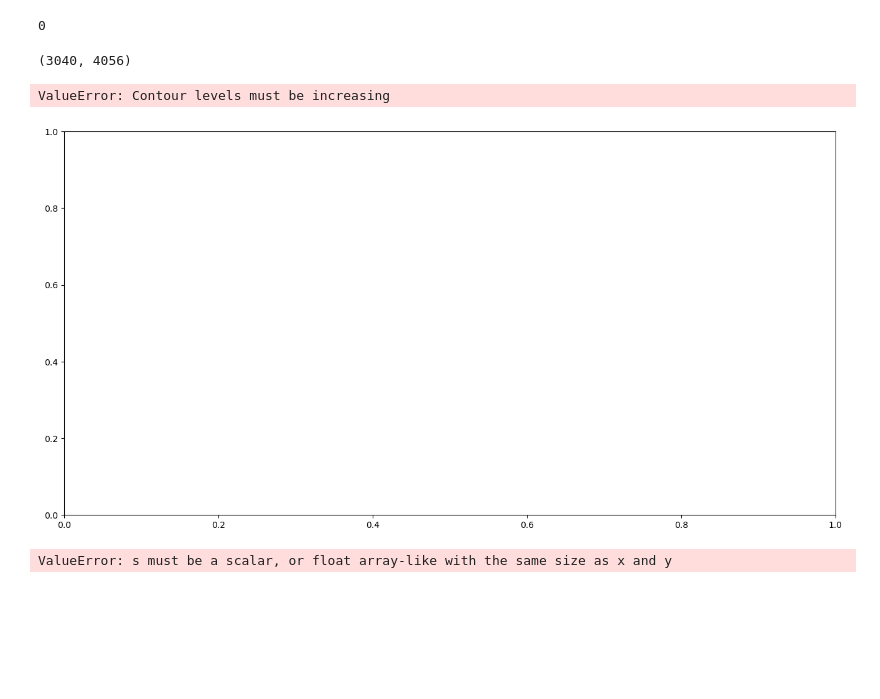
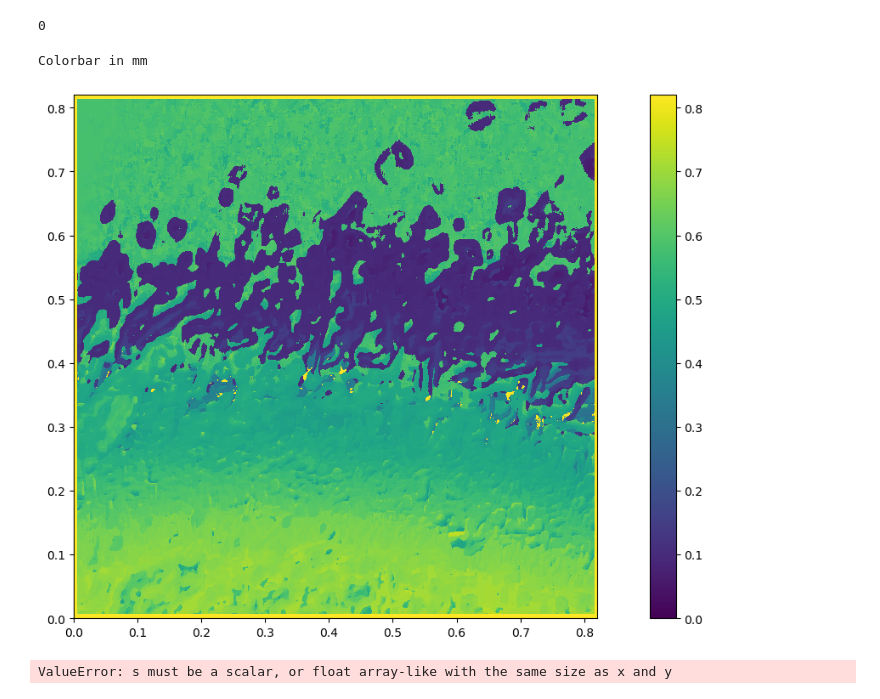
Before and after one commit to Naderschah/64MP_DSLR_controller, a Jupyter notebook: calibrate.ipynb, the cells around one changed output. Cells and saved outputs as stored; diff of their text form; code cells hidden in the pictures; blank space fills up the shorter version.

```diff
--- a/calibrate.ipynb
+++ b/calibrate.ipynb
@@ -226,28 +209,22 @@ m_t = m_t * pos_to_mm
 # The zero point corresponds to the far back left bottom when viewing the lens s.t. the viewline is normal to the lens center
 m_t = np.abs(np.max(m_t) - m_t)
 Image.fromarray(m_t).convert('L').save(completed_pictures+'depthmap.png')
-# %%
-m_t.shape
-# %% [output]
-(3040, 4056)
 # %%
 fig = plt.figure(figsize=(16,8))
+
 # Add contours
-def f(x, y):
-    return (1 - x / 2 + x ** 5 + y ** 3 ) * np.exp(-x ** 2 - y ** 2)
-
 x = np.linspace(0, 4056, 4056)
 y = np.linspace(0, 3040, 3040)
 X, Y = np.meshgrid(x, y)
 
-contours = plt.contour((X,Y),levels=[10, 30, 50], colors='black')
+contours = plt.contour(X,Y,m_t, colors='black')
 
 plt.imshow(m_t,interpolation='nearest',extent=extent)
 plt.colorbar()
 print('Colorbar in mm')
 # %% [output]
-ValueError: Contour levels must be increasing
+Colorbar in mm
-[figure, old version]
+[figure, new version]
 # %%
 import numpy as np
 import matplotlib.pyplot as plt
```
Also changed, not shown: parts of 5 cells of this notebook, 3 other files.
